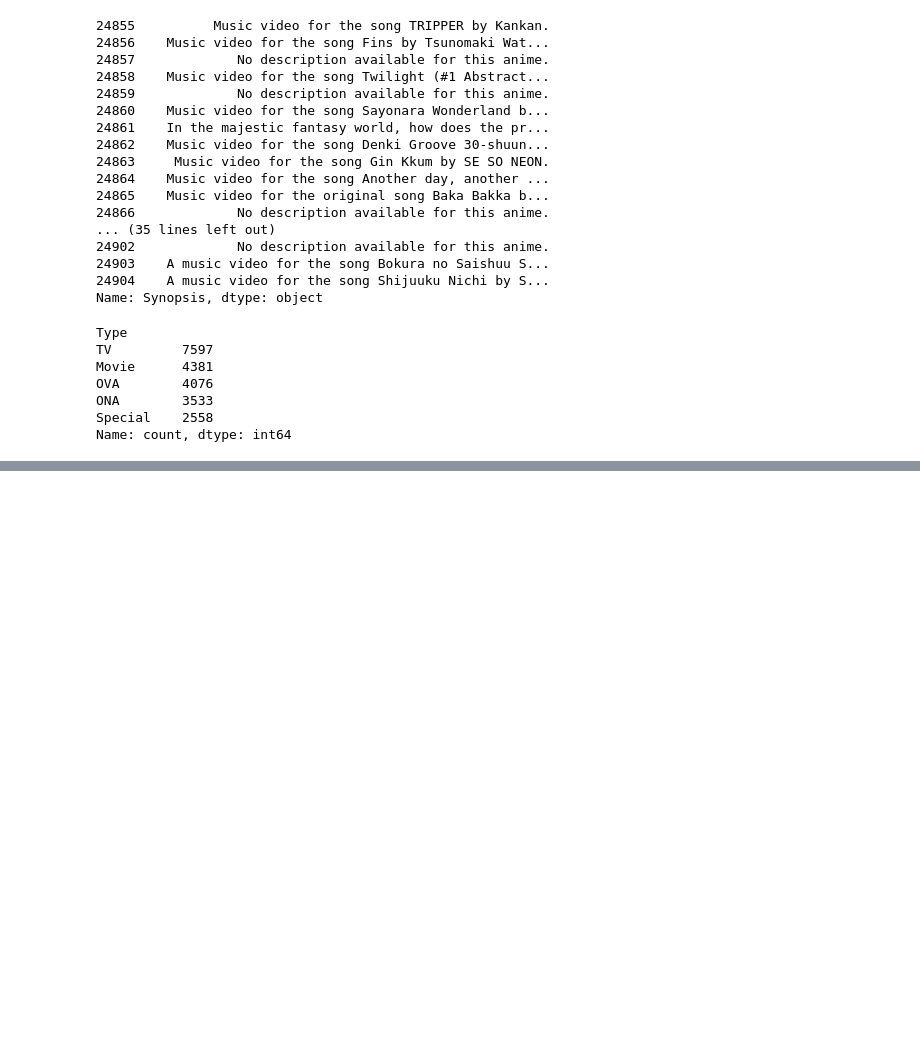
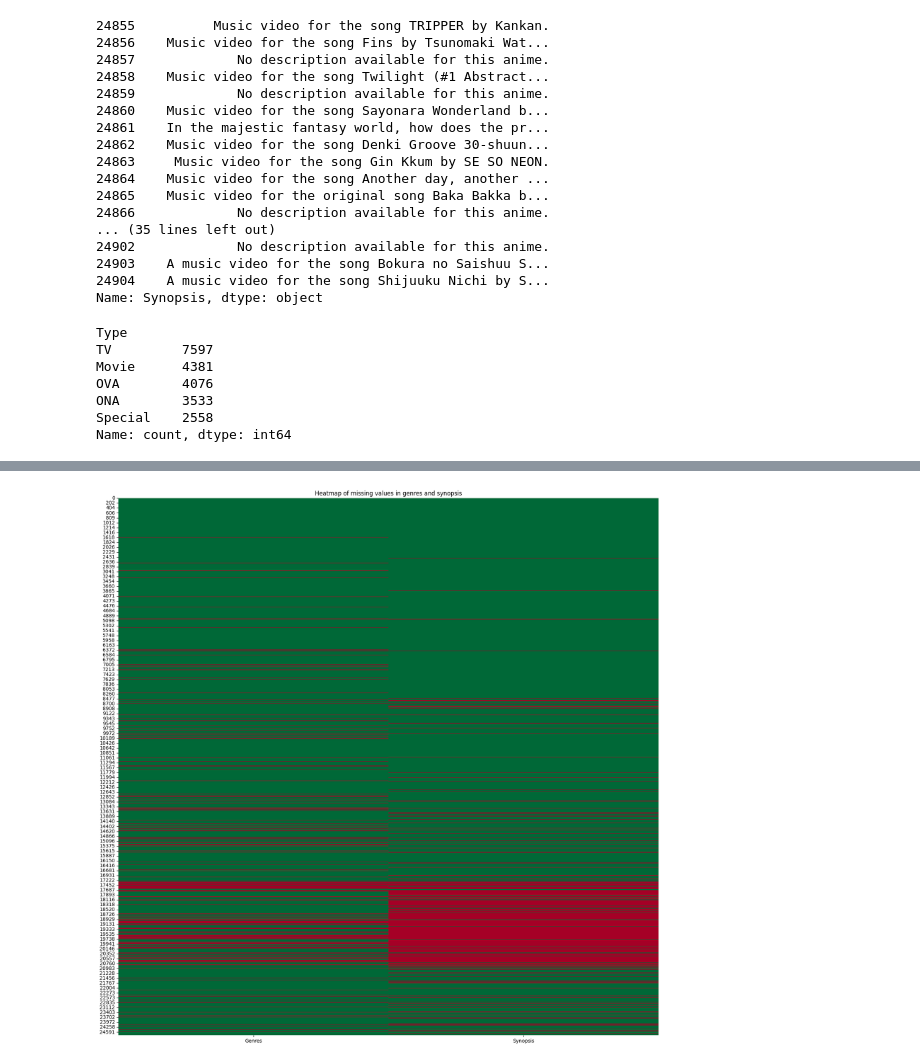
Before and after one commit to rp1177/AnimeRecommendation, a Jupyter notebook: AnimeRecSystem.ipynb, the cells around one changed output, grey strips where cells are left out. Saved outputs shown, nothing was run; the diff lists cells and outputs as text; code cells hidden in the pictures; blank space fills up the shorter version.

```diff
--- a/AnimeRecSystem.ipynb
+++ b/AnimeRecSystem.ipynb
@@ -167,6 +174,6 @@ animedf[animedf['Name'] == 'One Piece'] #understanding the "Score" and "Scored B
 #Now lets clean up our data to keep relevant features. Do this by making new df called animedf_clean
 
 #1. Drop the "English Name" and "Other Name" as well as other unnecessary columns. We notice that "English Name" has "UNKNOWNS" Listed. So we should keep "Name" only.
-animedf_clean = animedf.drop(['English name','Other name', 'Episodes', 'Studios','Source','Duration','Rank','Popularity','Members', 'Premiered', 'Licensors','Source', 'Producers', 'Aired', 'Status'], axis=1)
-animedf_clean.columns
+animedf_clean = animedf.drop(['Other name', 'Episodes','Duration','Rank','Popularity','Members', 'Premiered', 'Aired', 'Status'], axis=1)
+animedf_clean
 # %% [output]
@@ -253,0 +227,8 @@ animedf_clean['Tags'] = tags
+# %%
+#Replace Synopsis and other columns that are missing with '':
+animedf_clean['Synopsis'] = animedf_clean['Synopsis'].replace(to_replace='No description available for this anime.', value='')
+
+#Replace other column values that are 'UNKNOWN' to '':
+animedf_clean = animedf_clean.replace(to_replace='UNKNOWN', value='')
+
+animedf_clean = animedf_clean.replace(to_replace='\n', value='')
@@ -253,0 +241,8 @@ animedf_clean['Tags'] = tags
+# %%
+#Lets try merging the name and english name columns:
+
+animedf_clean['English name'] = animedf_clean['English name'].replace(to_replace='', value=None)
+animedf_clean['English name'] = animedf_clean['English name'].fillna(animedf_clean['Name'])
+#animedf_clean['Names'] = animedf_clean['Name'] + ' ' + animedf_clean['English name']
+
+animedf_clean.tail(50)
@@ -253,0 +267,17 @@ animedf_clean['Tags'] = tags
+# %%
+# Select only the genres and synopsis columns
+subset = animedf_clean[['Genres', 'Synopsis']].apply(lambda x: x=='')
+
+# Create a boolean DataFrame where True indicates a missing value
+missing = subset.astype(int)
+
+# Create the heatmap
+plt.figure(figsize=(20,20))
+sns.heatmap(missing, cbar=False, cmap='RdYlGn_r')
+plt.title('Heatmap of missing values in genres and synopsis')
+plt.show()
+
+#Key finding: We notice a HUGE clustering at a specific area in Synopsis while genres seem randomly distributed. This indicates that are null values aren't distributed at random for that column. let's look deeper into this.
+#Green is True, Red is False
+# %% [output]
+[figure, added]
```
Also changed, not shown: parts of 48 cells of this notebook.
